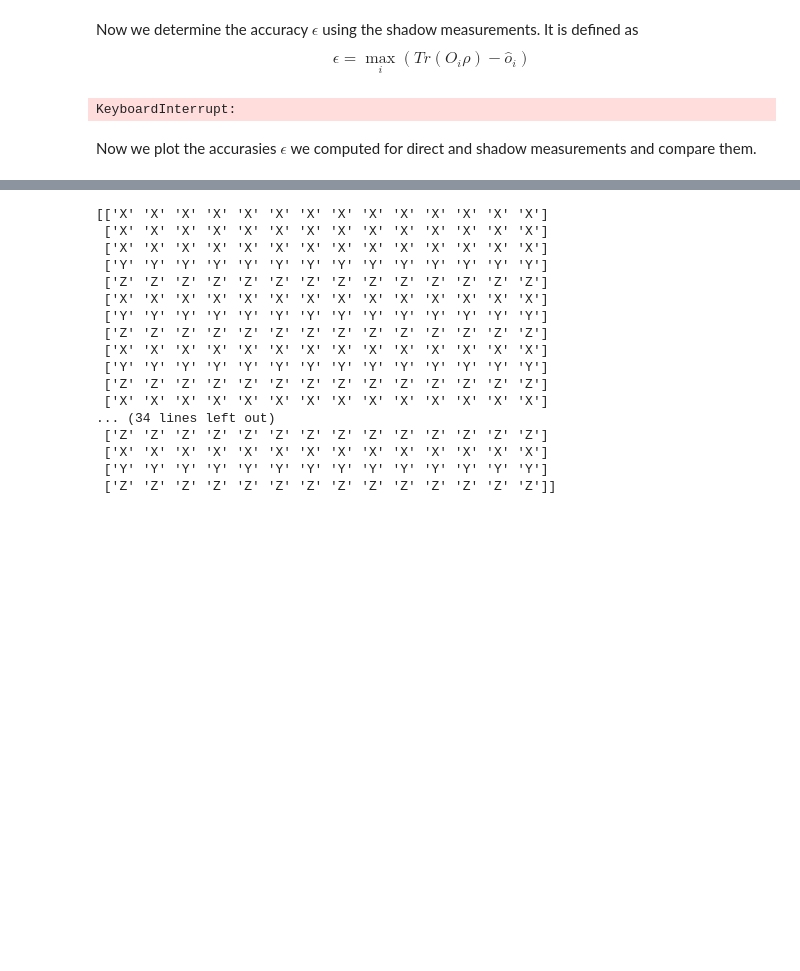
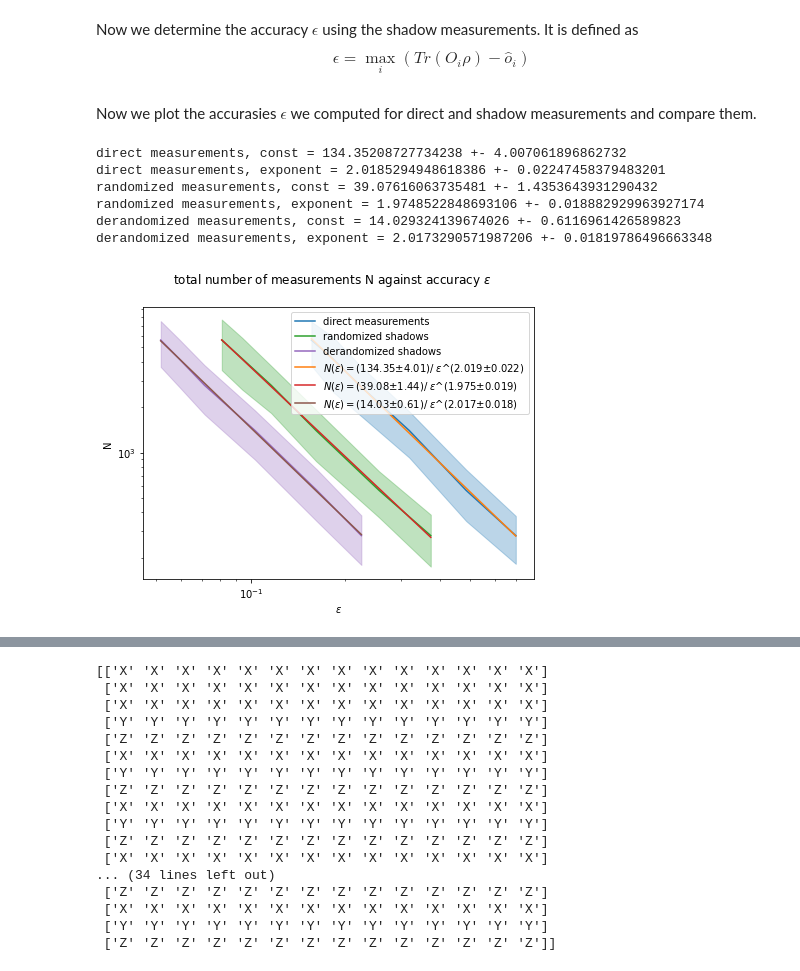
Before and after one commit to LennartBuerger/classical-shadows-for-1d-TFIM-energy-estimation, a Jupyter notebook: display_data/heisenberg_model_display_bf_and_shadow.ipynb, the cells around one changed output, grey strips where cells are left out. Saved outputs shown, nothing was run; the diff lists cells and outputs as text; code cells hidden in the pictures; blank space fills up the shorter version.

```diff
--- a/display_data/heisenberg_model_display_bf_and_shadow.ipynb
+++ b/display_data/heisenberg_model_display_bf_and_shadow.ipynb
@@ -575,37 +575,33 @@ Now we determine the accuracy $\epsilon$ using the shadow measurements. It is de
 # %%
 qubit_num = 14
 numbers_of_measurements_for_each_observable = np.array([10, 20, 50, 100, 150, 200])
-number_of_observables = qubit_num * 2
+number_of_observables = qubit_num * 4
 num_of_measurements = numbers_of_measurements_for_each_observable * number_of_observables
-batches = 165
+batches = 89
 measurement_methods = ['randomized', 'derandomized']
-ratios_h_j = np.array([2.0, 5, 10, 20, 50, 100]) #cut this away after executing the remaining ratios
 for ratio_h_j in ratios_h_j:
     observables = HeisenbergHamiltonainAntiferro(qubit_num, ratio_h_j, 1, 'periodic').observables_for_energy_estimation()
     ground_state = ground_state_dict[str(qubit_num)][str(ratio_h_j)]
     for l in range(0, 2):
-        for i in range(0, np.size(some_ratios)):
-            errors = np.zeros((batches, np.size(num_of_measurements)))
-            save_direc_procedure = Path('data/shadow_measurements/measurement_procedure_heisenberg_ratio_'+\
-                              str(some_ratios[0])+'_qubit_num_'+str(qubit_num)+'_method_'+measurement_methods[l]+'.npy')
-            save_direc_index = Path('data/shadow_measurements/measurement_heisenberg_index_ratio_'+\
-                              str(some_ratios[0])+'_qubit_num_'+str(qubit_num)+'_method_'+measurement_methods[l]+'.npy')
-            measurement_procedure = np.lib.format.open_memmap(save_direc_procedure, dtype=np.str_, mode='r')
-            measurement_index = np.lib.format.open_memmap(save_direc_index, dtype=np.int32, mode='r')
-            for k in range(0, batches):
-                for j in range(0, np.size(num_of_measurements)):
-                    measurements = conversion_to_prediction_shadow_dict_shape(measurement_procedure[k*num_of_measurements[j]:(k+1)*num_of_measurements[j]],
-                                                                              measurement_index[k*num_of_measurements[j]:(k+1)*num_of_measurements[j]], qubit_num)
-                    errors_all_observables = []
-                    for observable in observables:
-                        exp_val_obs_shadow = BFQuantumState(qubit_num, ground_state).local_observable_shadow(observable, measurements)
-                        exp_val_obs_brute = BFQuantumState(qubit_num, ground_state).local_observable(observable)
-                        errors_all_observables.append(np.abs(exp_val_obs_brute - exp_val_obs_shadow))
-                    errors[k, j] = np.amax(errors_all_observables, axis = 0)
-            accuracy_save_direc = Path('data/energy_estimations/heisenberg_accuracy_in_prediction_shadow_' + measurement_methods[l] +'_ratio_' + str(ratio_h_j) +'.npy')
-            np.save(accuracy_save_direc, errors)
+        errors = np.zeros((batches, np.size(num_of_measurements)))
+        save_direc_procedure = Path('data/shadow_measurements/measurement_procedure_heisenberg_ratio_'+\
+                          str(ratio_h_j)+'_qubit_num_'+str(qubit_num)+'_method_'+measurement_methods[l]+'.npy')
+        save_direc_index = Path('data/shadow_measurements/measurement_heisenberg_index_ratio_'+\
+                          str(ratio_h_j)+'_qubit_num_'+str(qubit_num)+'_method_'+measurement_methods[l]+'.npy')
+        measurement_procedure = np.lib.format.open_memmap(save_direc_procedure, dtype=np.str_, mode='r')
+        measurement_index = np.lib.format.open_memmap(save_direc_index, dtype=np.int32, mode='r')
+        for k in range(0, batches):
+            for j in range(0, np.size(num_of_measurements)):
+                measurements = conversion_to_prediction_shadow_dict_shape(measurement_procedure[k*num_of_measurements[j]:(k+1)*num_of_measurements[j]],
+                                                                          measurement_index[k*num_of_measurements[j]:(k+1)*num_of_measurements[j]], qubit_num)
+                errors_all_observables = []
+                for observable in observables:
+                    exp_val_obs_shadow = BFQuantumState(qubit_num, ground_state).local_observable_shadow(observable, measurements)
+                    exp_val_obs_brute = BFQuantumState(qubit_num, ground_state).local_observable(observable)
+                    errors_all_observables.append(np.abs(exp_val_obs_brute - exp_val_obs_shadow))
+                errors[k, j] = np.amax(errors_all_observables, axis = 0)
+        accuracy_save_direc = Path('data/energy_estimations/heisenberg_accuracy_in_prediction_shadow_' + measurement_methods[l] +'_ratio_' + str(ratio_h_j) +'.npy')
+        np.save(accuracy_save_direc, errors)
-# %% [output]
-KeyboardInterrupt:
 # %% [markdown]
 Now we plot the accurasies $\epsilon$ we computed for direct and shadow measurements and compare them.
 # %%
@@ -622,37 +618,45 @@ accuracy_direct_measurement = np.load(save_direc_accuracy_direct_measurements, a
 
 fig, axs = plt.subplots(1)
 fig.set_figheight(5)
 fig.set_figwidth(7)
 fig.suptitle('total number of measurements N against accuracy $\epsilon$')
 
 accuracy_mean = np.mean(accuracy_direct_measurement, axis = 0)
 accuracy_std = np.std(accuracy_direct_measurement, axis = 0)
 popt, pcov = curve_fit(log_n, np.log(accuracy_mean), np.log(num_of_measurements))
 print('direct measurements, const = ' + str(np.exp(popt[0])) + ' +- ' + str(np.exp(popt[0]) * np.sqrt(pcov[0][0])))
 print('direct measurements, exponent = ' + str(popt[1]) + ' +- ' + str(np.sqrt(pcov[1][1])))
 num_of_measurements_std = np.exp(popt[0]) * popt[1] / (accuracy_mean ** (popt[1] + 1)) * accuracy_std
 axs.plot(accuracy_mean, num_of_measurements, label = 'direct measurements')
-axs.fill_between(accuracy_mean, num_of_measurements - num_of_measurements_std, num_of_measurements + num_of_measurements_std, alpha = 0.3)
-axs.errorbar(error_mean, np.exp(log_n(np.log(error_mean),popt[0], popt[1])),
+axs.fill_between(accuracy_mean, num_of_measurements - num_of_measurements_std, num_of_measurements + num_of_measurements_std, alpha = 0.3, color = 'C0')
+axs.errorbar(accuracy_mean, np.exp(log_n(np.log(accuracy_mean),popt[0], popt[1])),
                             label='$N(\epsilon) = ($' + str(np.round(np.exp(popt[0]),2)) + '$ \pm $' + str(np.round(np.exp(popt[0]) * np.sqrt(pcov[0][0]),2))+ ')/ $\epsilon$^(' + str(np.round(popt[1],3)) + '$ \pm $' + str(np.round(np.sqrt(pcov[1][1]),3)) + ')' )
 
 measurement_methods = ['randomized', 'derandomized']
 for l in range(0,2):
     accuracy_save_direc = Path('data/energy_estimations/heisenberg_accuracy_in_prediction_shadow_' + measurement_methods[l] +'_ratio_' + str(some_ratios[0]) +'.npy')
     accuracy_shadow = np.load(accuracy_save_direc, allow_pickle=True)
     accuracy_shadow_mean = np.mean(accuracy_shadow, axis = 0)
     accuracy_shadow_std = np.std(accuracy_shadow, axis = 0)
     num_of_measurements = numbers_of_measurements_for_each_observable * number_of_observables
     popt, pcov = curve_fit(log_n, np.log(accuracy_shadow_mean), np.log(num_of_measurements))
     print(measurement_methods[l] + ' measurements, const = ' + str(np.exp(popt[0])) + ' +- ' + str(np.exp(popt[0]) * np.sqrt(pcov[0][0])))
     print(measurement_methods[l] + ' measurements, exponent = ' + str(popt[1]) + ' +- ' + str(np.sqrt(pcov[1][1])))
     num_of_measurements_std = np.exp(popt[0]) * popt[1] / (accuracy_shadow_mean ** (popt[1] + 1)) * accuracy_shadow_std
     axs.plot(accuracy_shadow_mean, num_of_measurements, label = measurement_methods[l] + ' shadows')
-    axs.fill_between(accuracy_shadow_mean, num_of_measurements - num_of_measurements_std, num_of_measurements + num_of_measurements_std, alpha = 0.3)
-    axs.errorbar(error_mean, np.exp(log_n(np.log(error_mean),popt[0], popt[1])),
+    axs.fill_between(accuracy_shadow_mean, num_of_measurements - num_of_measurements_std, num_of_measurements + num_of_measurements_std, alpha = 0.3, color = 'C'+ str(int(2+2*l)))
+    axs.errorbar(accuracy_shadow_mean, np.exp(log_n(np.log(accuracy_shadow_mean),popt[0], popt[1])),
                             label='$N(\epsilon) = ($' + str(np.round(np.exp(popt[0]),2)) + '$ \pm $' + str(np.round(np.exp(popt[0]) * np.sqrt(pcov[0][0]),2))+ ')/ $\epsilon$^(' + str(np.round(popt[1],3)) + '$ \pm $' + str(np.round(np.sqrt(pcov[1][1]),3)) + ')' )
     axs.set(xscale = 'log', yscale = 'log', xlabel = '$\epsilon$', ylabel = 'N')
     axs.legend()
+# %% [output]
+direct measurements, const = 134.35208727734238 +- 4.007061896862732
+direct measurements, exponent = 2.0185294948618386 +- 0.02247458379483201
+randomized measurements, const = 39.07616063735481 +- 1.4353643931290432
+randomized measurements, exponent = 1.9748522848693106 +- 0.018882929963927174
+derandomized measurements, const = 14.029324139674026 +- 0.6116961426589823
+derandomized measurements, exponent = 2.0173290571987206 +- 0.01819786496663348
+[figure, added]
 # %% [markdown]
 Now we plot the number of measurements $N$ relative to the number of direct measurements $N_{direct}$ for a fixed fixed accuracy $\epsilon$ and M=2n where n=14 is the qubit number gainst the ratio $\frac{h}{J}$. This is the function $\frac{N}{N_{direct}} (\frac{h}{J})$ . We obtain this dividing the constants $C$ in the plot above.
 \begin{equation}
```
Also changed, not shown: parts of 6 cells of this notebook, 1 other file.
